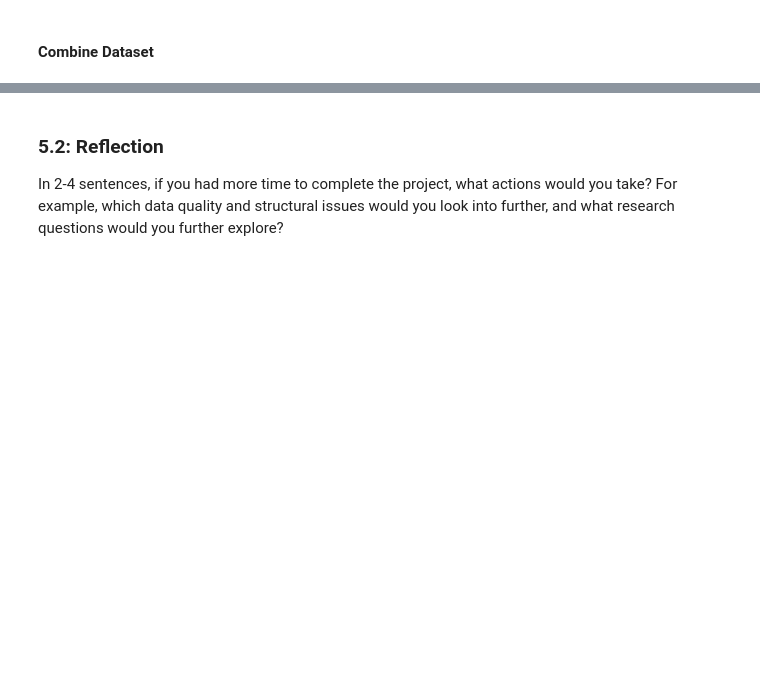
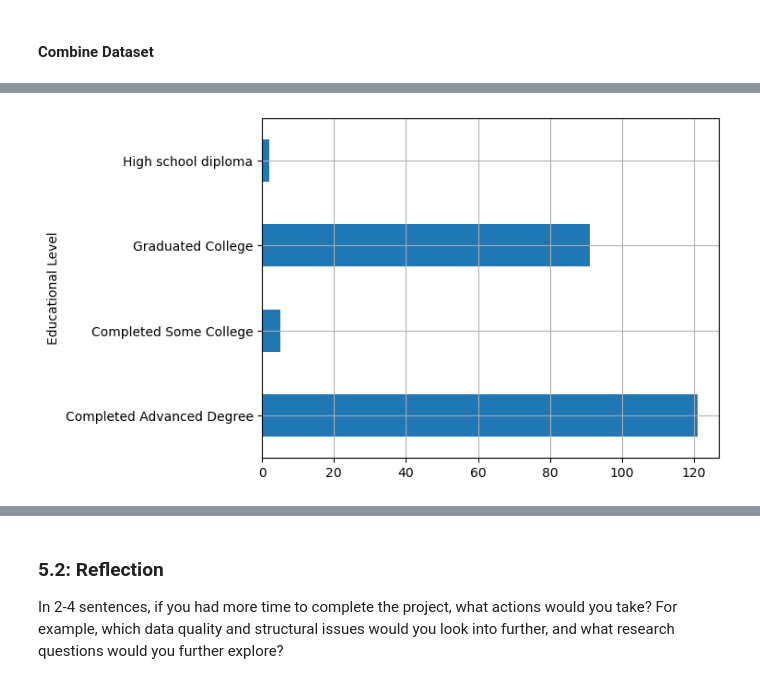
Before and after one commit to kaydee98/DataAnalytics, a Jupyter notebook: AdvancedDataWrangling/Data_Wrangling_Project_Starter.ipynb, the cells around one changed output, grey strips where cells are left out. Drawn from its saved outputs; the diff is of its cells as text; code cells hidden in the pictures; blank space fills up the shorter version.

Commit message:
added charts to support answers to research questions and fixed data issue with OCC_CODE format

```diff
--- a/AdvancedDataWrangling/Data_Wrangling_Project_Starter.ipynb
+++ b/AdvancedDataWrangling/Data_Wrangling_Project_Starter.ipynb
@@ -785,7 +517,7 @@ ed_level_data = {
         'High school diploma',       # SCHL_RC1 == 1
         'Completed Some College',    # SCHL_RC1 == 2
         'Graduated College',         # SCHL_RC1 == 3
-        'Completed Advance Degree'   # SCHL_RC1 == 4
+        'Completed Advanced Degree'   # SCHL_RC1 == 4
     ]
 }
 
@@ -797,4 +536,4 @@ pums_merged.head()
 # %%
 # merge oew and pums
-merged_df = pums_merged.merge(oew_cleaned, left_on='SOCP', right_on='OCC_CODE', how='left')
-merged_df.head(10)
+pum_oew_merged = pums_merged.merge(oew_cleaned, left_on='SOCP', right_on='OCC_CODE', how='left')
+pum_oew_merged.head(10)
@@ -825,0 +572,6 @@ Going back to the problem statement in step 1, use the cleaned data to answer th
+# %%
+## Plot of level of education to the size in the dataset
+pum_oew_ed_level = pum_oew_merged.groupby('ED_LEVEL').size()
+pum_oew_ed_level.plot(kind='barh', ylabel='Educational Level', legend=False, grid=True);
+# %% [output]
+[figure, added]
```
Also changed, not shown: parts of 45 cells of this notebook, 5 other files.
